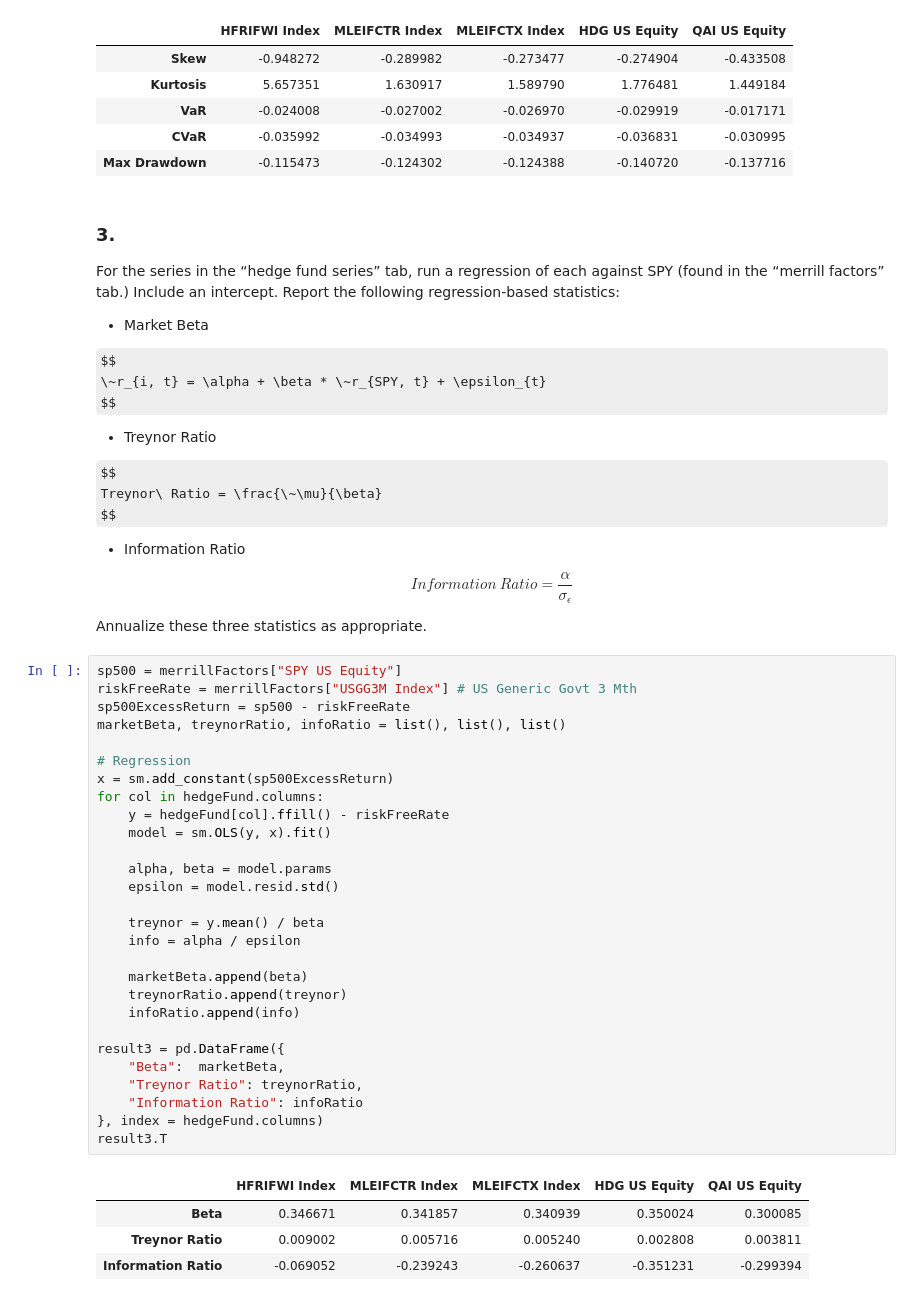
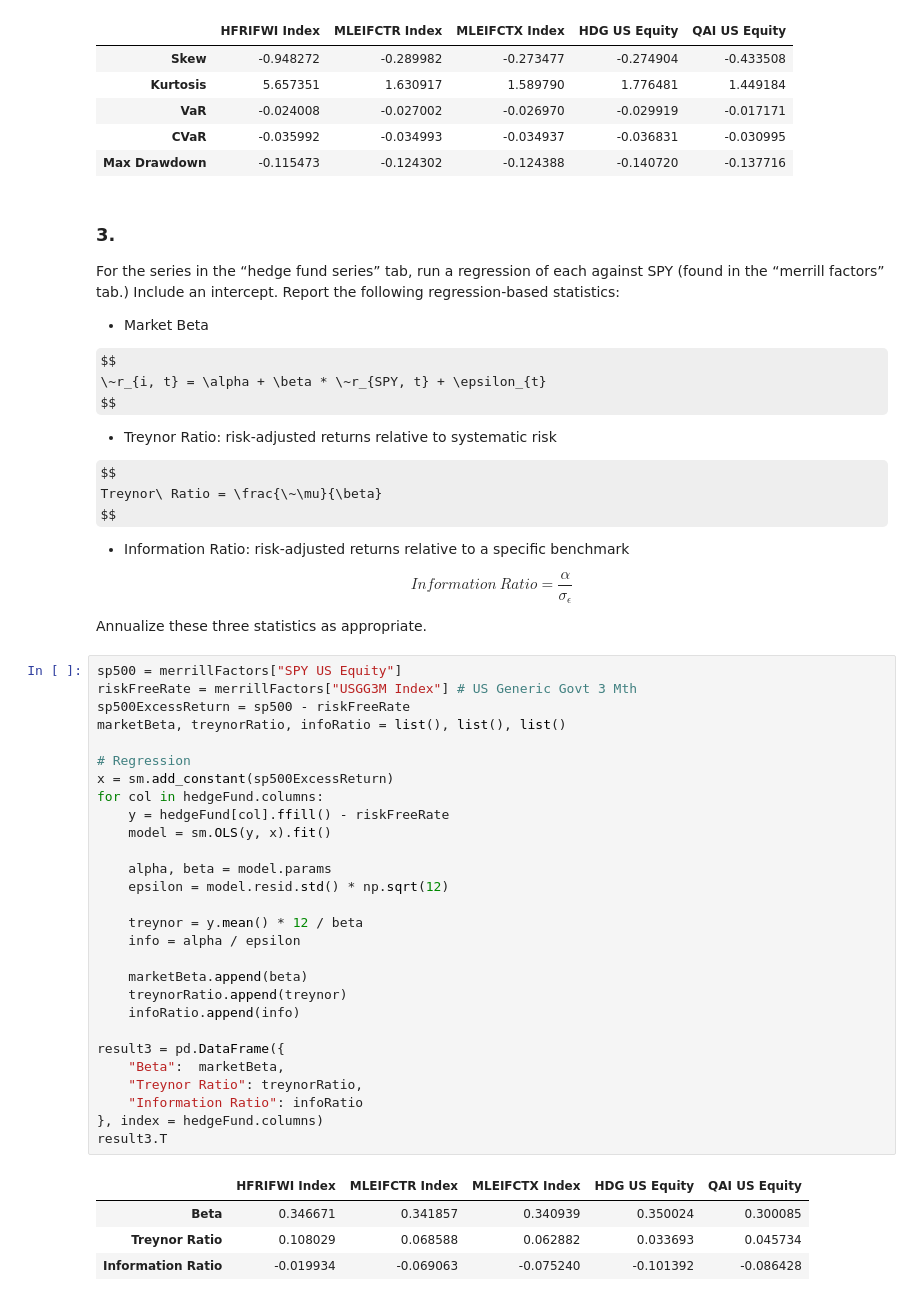
Before and after one commit to scfengv/FINM36700-Portfolio-and-Risk-Management, a Jupyter notebook: assignment/assignment2/HW2.ipynb, the cells around one changed output. Saved outputs shown, nothing was run; the diff lists cells and outputs as text; some formulas as TeX source.

```diff
--- a/assignment/assignment2/HW2.ipynb
+++ b/assignment/assignment2/HW2.ipynb
@@ -102,13 +110,13 @@ $$
 \~r_{i, t} = \alpha + \beta * \~r_{SPY, t} + \epsilon_{t}
 $$
 
-- Treynor Ratio
+- Treynor Ratio: risk-adjusted returns relative to systematic risk
 
 $$
 Treynor\ Ratio = \frac{\~\mu}{\beta}
 $$
 
-- Information Ratio
+- Information Ratio: risk-adjusted returns relative to a specific benchmark
 
 $$
 Information\ Ratio = \frac{\alpha}{\sigma_{\epsilon}}
@@ -118,36 +126,36 @@ Annualize these three statistics as appropriate.
 # %%
 sp500 = merrillFactors["SPY US Equity"]
 riskFreeRate = merrillFactors["USGG3M Index"] # US Generic Govt 3 Mth
 sp500ExcessReturn = sp500 - riskFreeRate
 marketBeta, treynorRatio, infoRatio = list(), list(), list()
 
 # Regression
 x = sm.add_constant(sp500ExcessReturn)
 for col in hedgeFund.columns:
     y = hedgeFund[col].ffill() - riskFreeRate
     model = sm.OLS(y, x).fit()
 
     alpha, beta = model.params
-    epsilon = model.resid.std()
+    epsilon = model.resid.std() * np.sqrt(12)
 
-    treynor = y.mean() / beta
+    treynor = y.mean() * 12 / beta
     info = alpha / epsilon
 
     marketBeta.append(beta)
     treynorRatio.append(treynor)
     infoRatio.append(info)
 
 result3 = pd.DataFrame({
     "Beta":  marketBeta,
     "Treynor Ratio": treynorRatio,
     "Information Ratio": infoRatio
 }, index = hedgeFund.columns)
 result3.T
 # %% [output]
 |  | HFRIFWI Index | MLEIFCTR Index | MLEIFCTX Index | HDG US Equity | QAI US Equity |
 | Beta | 0.346671 | 0.341857 | 0.340939 | 0.350024 | 0.300085 |
-| Treynor Ratio | 0.009002 | 0.005716 | 0.005240 | 0.002808 | 0.003811 |
-| Information Ratio | -0.069052 | -0.239243 | -0.260637 | -0.351231 | -0.299394 |
+| Treynor Ratio | 0.108029 | 0.068588 | 0.062882 | 0.033693 | 0.045734 |
+| Information Ratio | -0.019934 | -0.069063 | -0.075240 | -0.101392 | -0.086428 |
 # %% [markdown]
 ### 4.
 Discuss the previous statistics, and what they tell us about…
```
Also changed, not shown: parts of 15 cells of this notebook.
